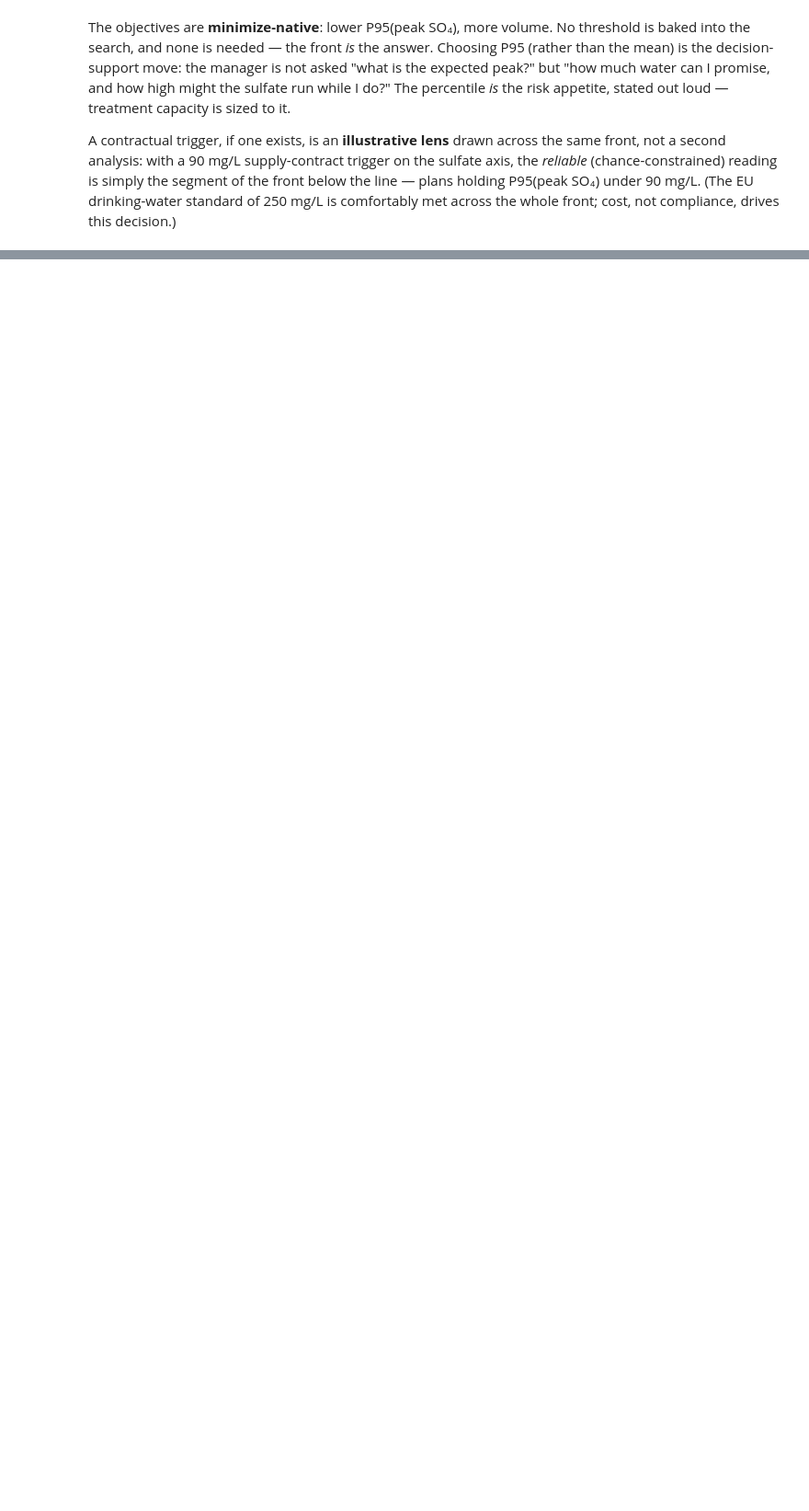
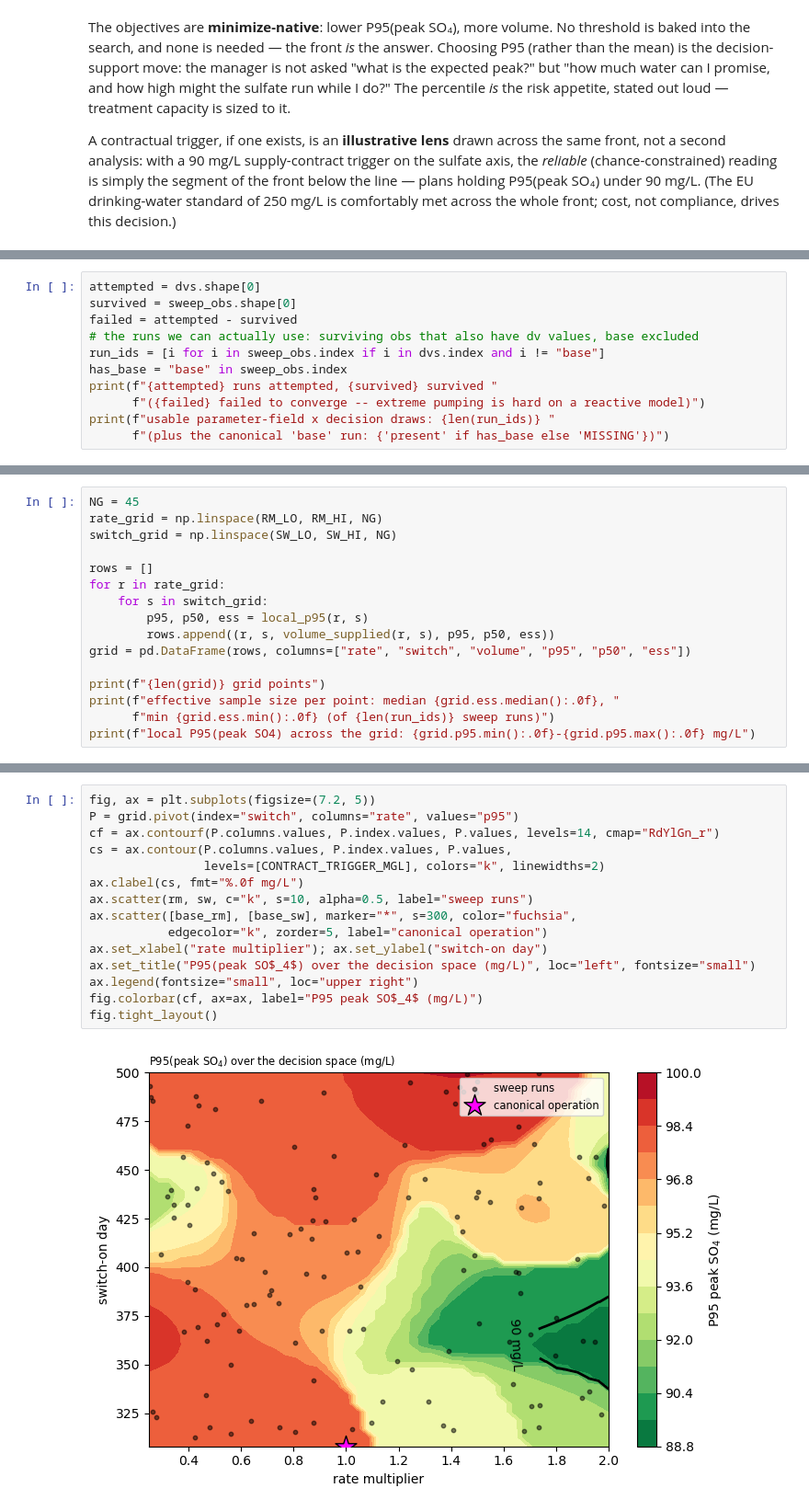
Before and after one commit to rhugman/rtm-tutorial, a Jupyter notebook: tutorials/part1_08_optimization/dizon_optimization.ipynb, the cells around one changed output, grey strips where cells are left out. Shown at 92% size. Drawn from its saved outputs; the diff is of its cells as text; blank space fills up the shorter version.

```diff
--- a/tutorials/part1_08_optimization/dizon_optimization.ipynb
+++ b/tutorials/part1_08_optimization/dizon_optimization.ipynb
@@ -337,0 +168,11 @@ And the caveat that earns its keep: the emulator can only reason about decisions
+# %%
+attempted = dvs.shape[0]
+survived = sweep_obs.shape[0]
+failed = attempted - survived
+# the runs we can actually use: surviving obs that also have dv values, base excluded
+run_ids = [i for i in sweep_obs.index if i in dvs.index and i != "base"]
+has_base = "base" in sweep_obs.index
+print(f"{attempted} runs attempted, {survived} survived "
+      f"({failed} failed to converge -- extreme pumping is hard on a reactive model)")
+print(f"usable parameter-field x decision draws: {len(run_ids)} "
+      f"(plus the canonical 'base' run: {'present' if has_base else 'MISSING'})")
@@ -337,0 +318,16 @@ And the caveat that earns its keep: the emulator can only reason about decisions
+# %%
+NG = 45
+rate_grid = np.linspace(RM_LO, RM_HI, NG)
+switch_grid = np.linspace(SW_LO, SW_HI, NG)
+
+rows = []
+for r in rate_grid:
+    for s in switch_grid:
+        p95, p50, ess = local_p95(r, s)
+        rows.append((r, s, volume_supplied(r, s), p95, p50, ess))
+grid = pd.DataFrame(rows, columns=["rate", "switch", "volume", "p95", "p50", "ess"])
+
+print(f"{len(grid)} grid points")
+print(f"effective sample size per point: median {grid.ess.median():.0f}, "
+      f"min {grid.ess.min():.0f} (of {len(run_ids)} sweep runs)")
+print(f"local P95(peak SO4) across the grid: {grid.p95.min():.0f}-{grid.p95.max():.0f} mg/L")
@@ -337,0 +340,17 @@ And the caveat that earns its keep: the emulator can only reason about decisions
+# %%
+fig, ax = plt.subplots(figsize=(7.2, 5))
+P = grid.pivot(index="switch", columns="rate", values="p95")
+cf = ax.contourf(P.columns.values, P.index.values, P.values, levels=14, cmap="RdYlGn_r")
+cs = ax.contour(P.columns.values, P.index.values, P.values,
+                levels=[CONTRACT_TRIGGER_MGL], colors="k", linewidths=2)
+ax.clabel(cs, fmt="%.0f mg/L")
+ax.scatter(rm, sw, c="k", s=10, alpha=0.5, label="sweep runs")
+ax.scatter([base_rm], [base_sw], marker="*", s=300, color="fuchsia",
+           edgecolor="k", zorder=5, label="canonical operation")
+ax.set_xlabel("rate multiplier"); ax.set_ylabel("switch-on day")
+ax.set_title("P95(peak SO$_4$) over the decision space (mg/L)", loc="left", fontsize="small")
+ax.legend(fontsize="small", loc="upper right")
+fig.colorbar(cf, ax=ax, label="P95 peak SO$_4$ (mg/L)")
+fig.tight_layout()
+# %% [output]
+[figure, added]
```
Also changed, not shown: parts of 76 cells of this notebook, 5 other files.
